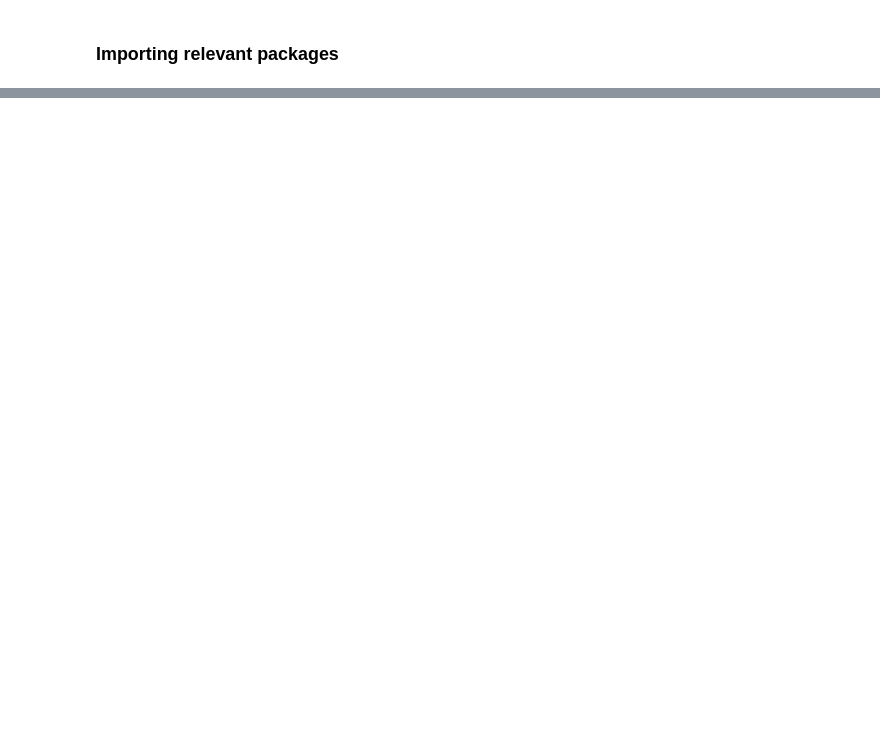
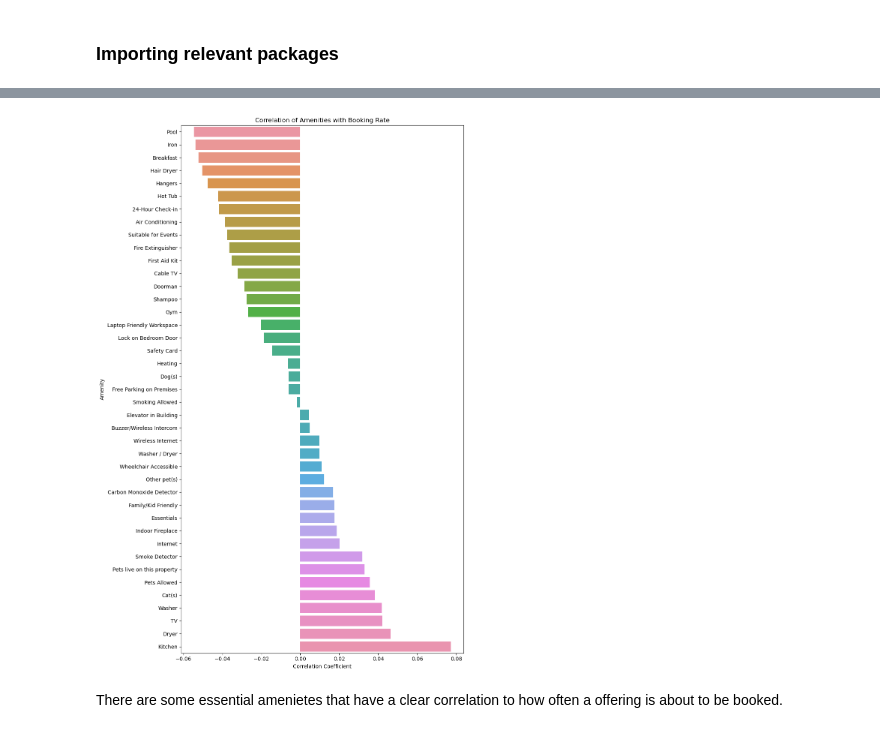
Before and after one commit to chlohs/udacity-ds-project1, a Jupyter notebook: AirBnB Analysis.ipynb, the cells around one changed output, grey strips where cells are left out. Drawn from its saved outputs; the diff is of its cells as text; code cells hidden in the pictures; blank space fills up the shorter version.

```diff
--- a/AirBnB Analysis.ipynb
+++ b/AirBnB Analysis.ipynb
@@ -60,0 +326,19 @@ listings_df.shape
+# %%
+# Calculate the correlation of amenities with the booking rate
+correlation_with_booking_rate = listings_df[list(all_amenities) + ['booking_rate']].corr()['booking_rate'].sort_values()
+# %%
+# Remove the booking rate's self-correlation
+correlation_with_booking_rate = correlation_with_booking_rate.drop('booking_rate')
+# %%
+# Visualize the correlation of amenities with booking rate
+plt.figure(figsize=(10, 15))
+sns.barplot(x=correlation_with_booking_rate.values, y=correlation_with_booking_rate.index)
+plt.title('Correlation of Amenities with Booking Rate')
+plt.xlabel('Correlation Coefficient')
+plt.ylabel('Amenity')
+plt.tight_layout()  # Adjust the plot to ensure everything fits without overlapping
+plt.show()
+# %% [output]
+[figure, added]
+# %% [markdown]
+There are some essential amenietes that have a clear correlation to how often a offering is about to be booked.
```
Also changed, not shown: parts of 55 cells of this notebook.
